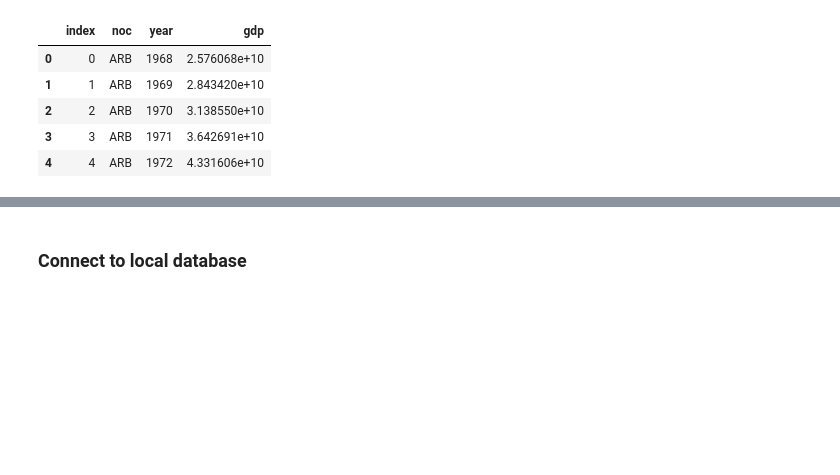
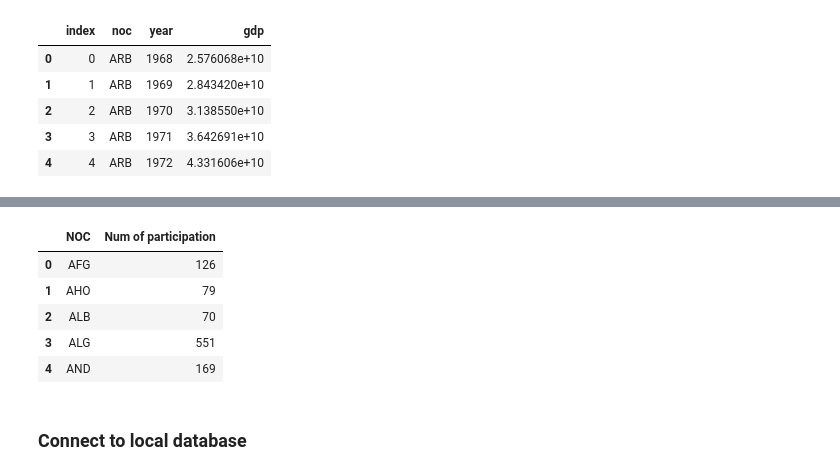
Before and after one commit to toshitorihara/ETL-project, a Jupyter notebook: ETL_starter.ipynb, the cells around one changed output, grey strips where cells are left out. Saved outputs shown, nothing was run; the diff lists cells and outputs as text; code cells hidden in the pictures; blank space fills up the shorter version.

```diff
--- a/ETL_starter.ipynb
+++ b/ETL_starter.ipynb
@@ -170,3 +180,13 @@ gdp_transformed.head()
+# %%
+noc_group = athletes_df.groupby(["NOC"]).size().reset_index(name = 'Num of participation')
+noc_group.head()
+# %% [output]
+|  | NOC | Num of participation |
+| 0 | AFG | 126 |
+| 1 | AHO | 79 |
+| 2 | ALB | 70 |
+| 3 | ALG | 551 |
+| 4 | AND | 169 |
 # %% [markdown]
 ### Connect to local database
 # %%
```
Also changed, not shown: parts of 1 cell of this notebook, 1 other file.
